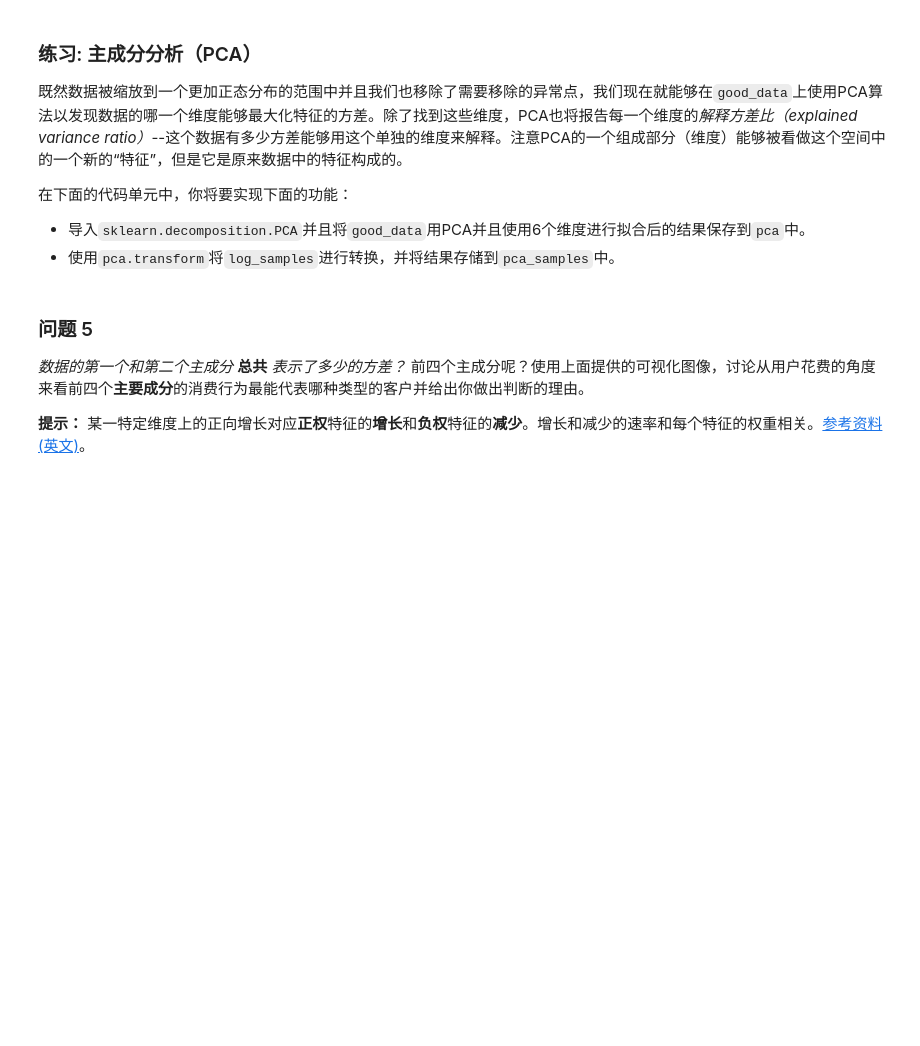
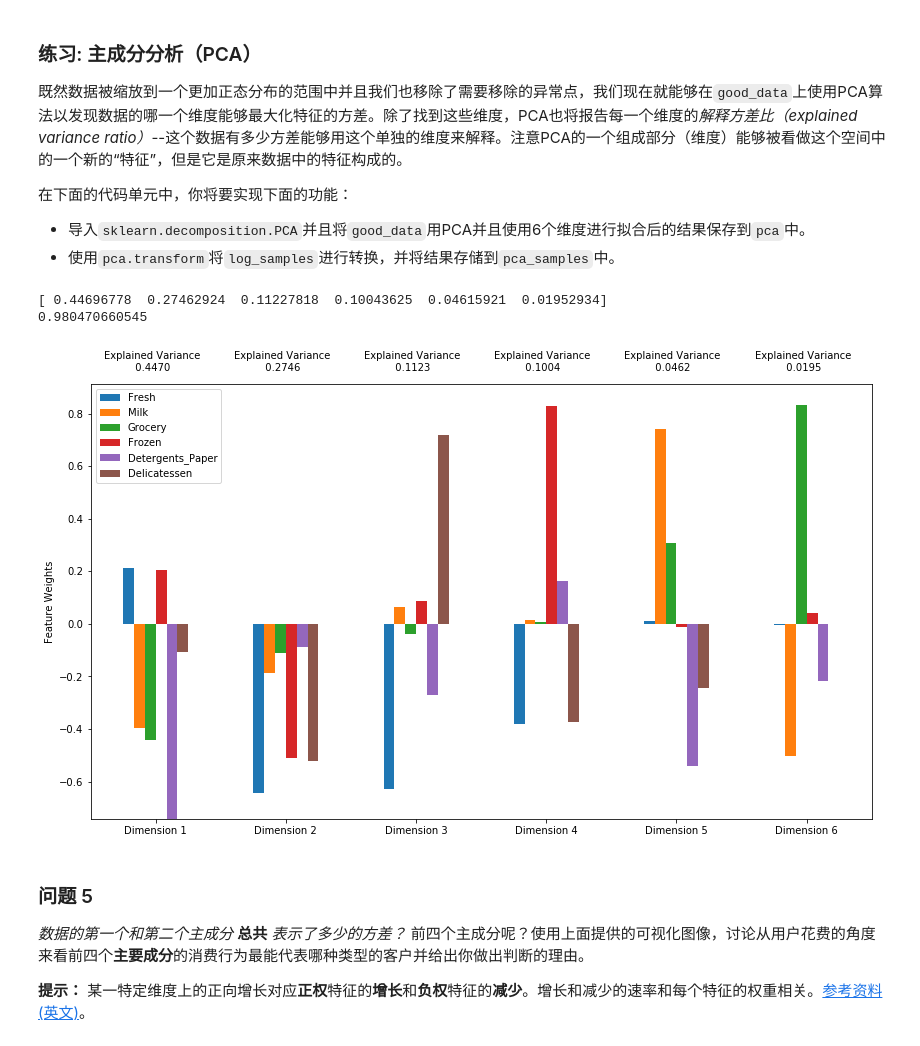
Before and after one commit to LancelotHolmes/Creating_Customer_Segments, a Jupyter notebook: customer_segments.ipynb, the cells around one changed output. Cells and saved outputs as stored; diff of their text form; code cells hidden in the pictures; blank space fills up the shorter version.

```diff
--- a/customer_segments.ipynb
+++ b/customer_segments.ipynb
@@ -180,20 +187,20 @@ display(log_samples)
 for feature in log_data.keys():
 
     # TODO：计算给定特征的Q1（数据的25th分位点）
-    Q1 = None
+    Q1 = np.percentile(log_data, 25)
 
     # TODO：计算给定特征的Q3（数据的75th分位点）
-    Q3 = None
+    Q3 = np.percentile(log_data, 75)
 
     # TODO：使用四分位范围计算异常阶（1.5倍的四分位距）
-    step = None
+    step = 1.5 * (Q3 - Q1)
 
     # 显示异常点
     print "Data points considered outliers for the feature '{}':".format(feature)
     display(log_data[~((log_data[feature] >= Q1 - step) & (log_data[feature] <= Q3 + step))])
 
 # 可选：选择你希望移除的数据点的索引
-outliers  = []
+outliers  = [66,75,142,154,289,338]
 
 # 如果选择了的话，移除异常点
 good_data = log_data.drop(log_data.index[outliers]).reset_index(drop = True)
@@ -215,13 +270,22 @@ good_data = log_data.drop(log_data.index[outliers]).reset_index(drop = True)
  - 使用`pca.transform`将`log_samples`进行转换，并将结果存储到`pca_samples`中。
 # %%
 # TODO：通过在good data上使用PCA，将其转换成和当前特征数一样多的维度
-pca = None
+from sklearn.decomposition import PCA
+
+pca = PCA(n_components = 6)
+pca.fit(good_data)
 
 # TODO：使用上面的PCA拟合将变换施加在log_samples上
-pca_samples = None
+pca_samples = pca.transform(log_samples)
 
 # 生成PCA的结果图
 pca_results = vs.pca_results(good_data, pca)
+# print pca.explained_variance_ratio_
+# print sum(pca.explained_variance_ratio_[:5])
+# %% [output]
+[ 0.44696778  0.27462924  0.11227818  0.10043625  0.04615921  0.01952934]
+0.980470660545
+[figure, added]
 # %% [markdown]
 ### 问题 5
 *数据的第一个和第二个主成分* **总共** *表示了多少的方差？*  前四个主成分呢？使用上面提供的可视化图像，讨论从用户花费的角度来看前四个**主要成分**的消费行为最能代表哪种类型的客户并给出你做出判断的理由。
```
Also changed, not shown: parts of 31 cells of this notebook, 1 other file.
